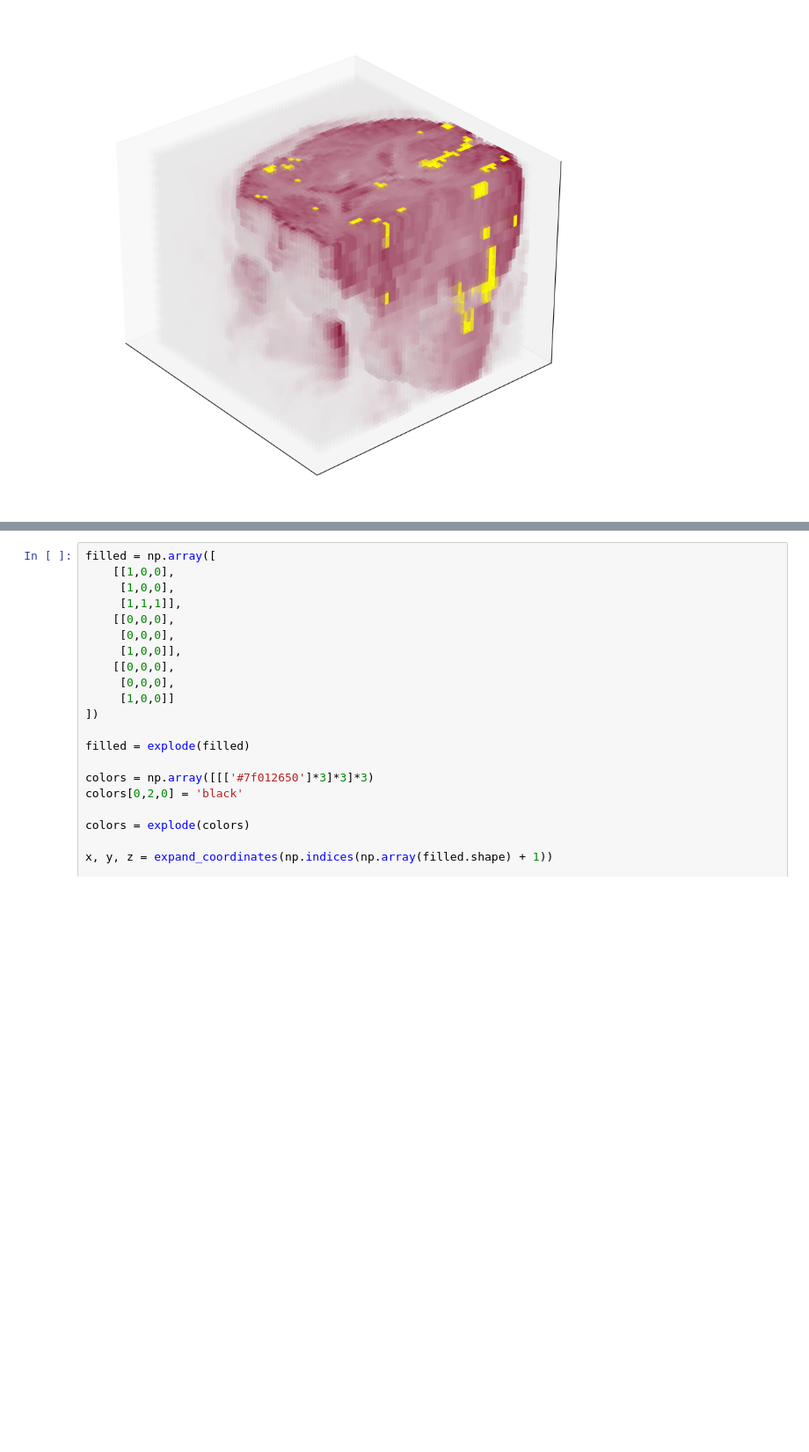
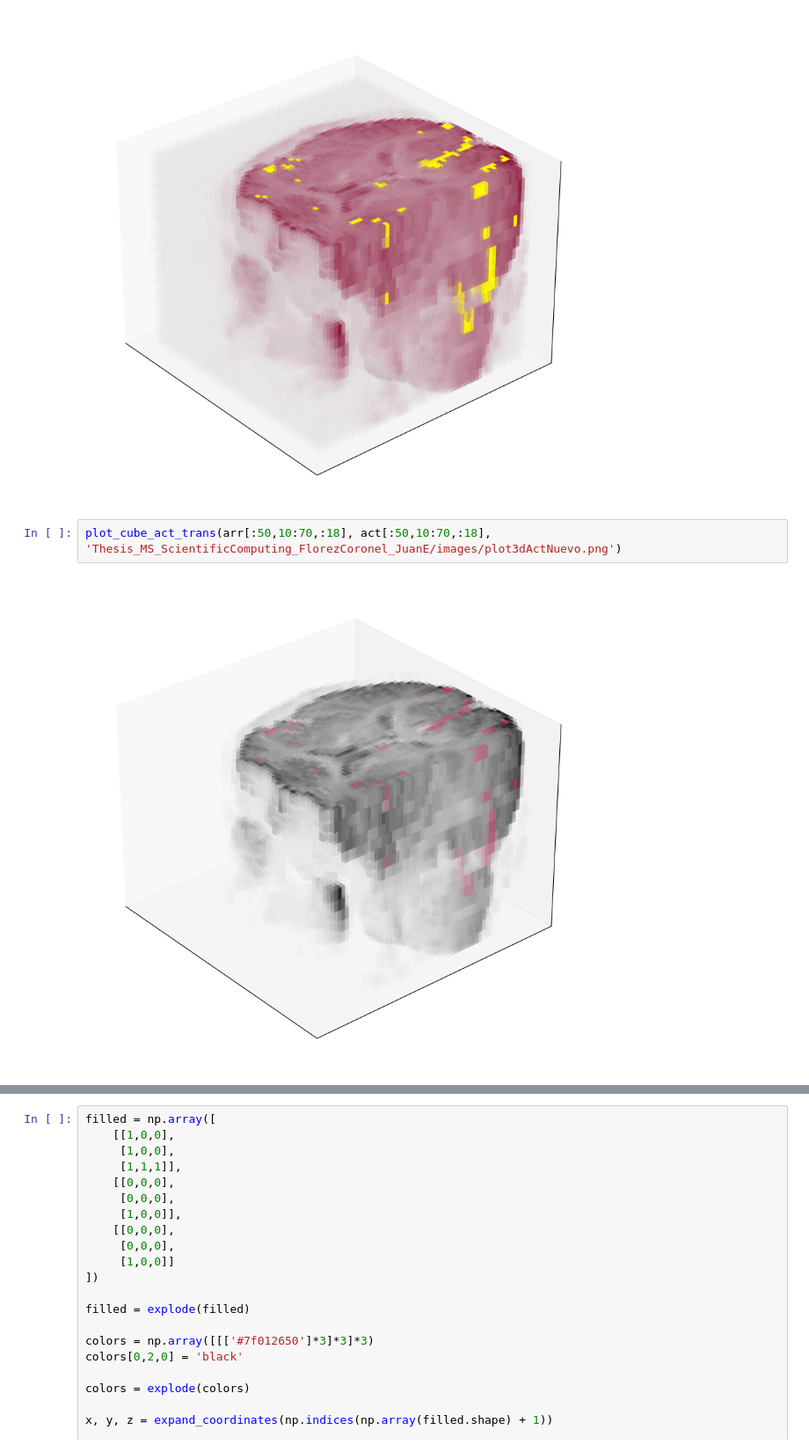
Before and after one commit to juanesfco/Thesis, a Jupyter notebook: realData.ipynb, the cells around one changed output, grey strips where cells are left out. Shown at 88% size. Drawn from its saved outputs; the diff is of its cells as text; blank space fills up the shorter version.

```diff
--- a/realData.ipynb
+++ b/realData.ipynb
@@ -480,4 +556,8 @@ plot_cube_large(arr[:50,10:70,:18],'Thesis_MS_ScientificComputing_FlorezCoronel_
 plot_cube_act(arr[:50,10:70,:18], act[:50,10:70,:18], 'Thesis_MS_ScientificComputing_FlorezCoronel_JuanE/images/plot3dAct.png')
 # %% [output]
 [figure]
+# %%
+plot_cube_act_trans(arr[:50,10:70,:18], act[:50,10:70,:18], 'Thesis_MS_ScientificComputing_FlorezCoronel_JuanE/images/plot3dActNuevo.png')
+# %% [output]
+[figure, added]
 # %%
```
Also changed, not shown: parts of 12 cells of this notebook, 10 other files.
